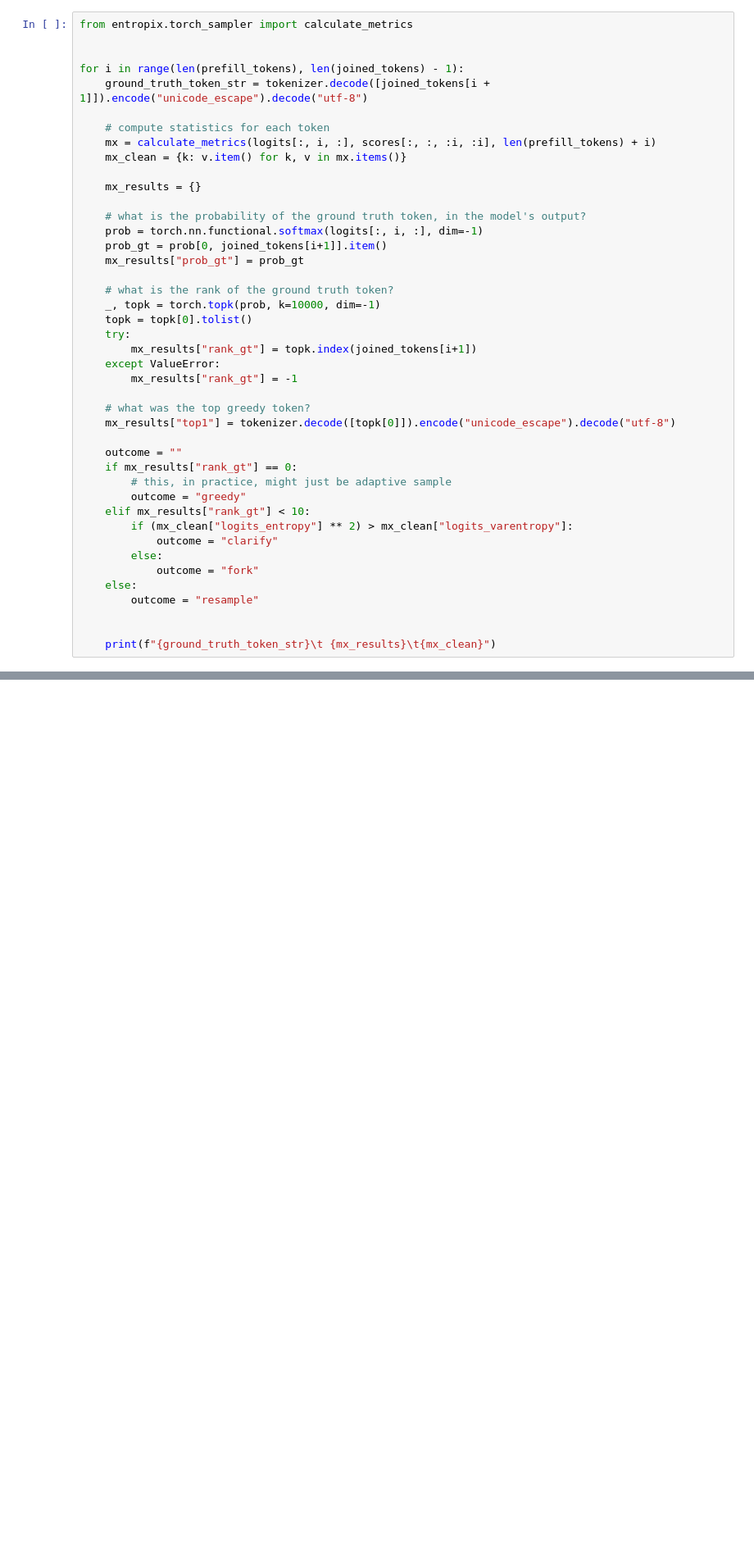
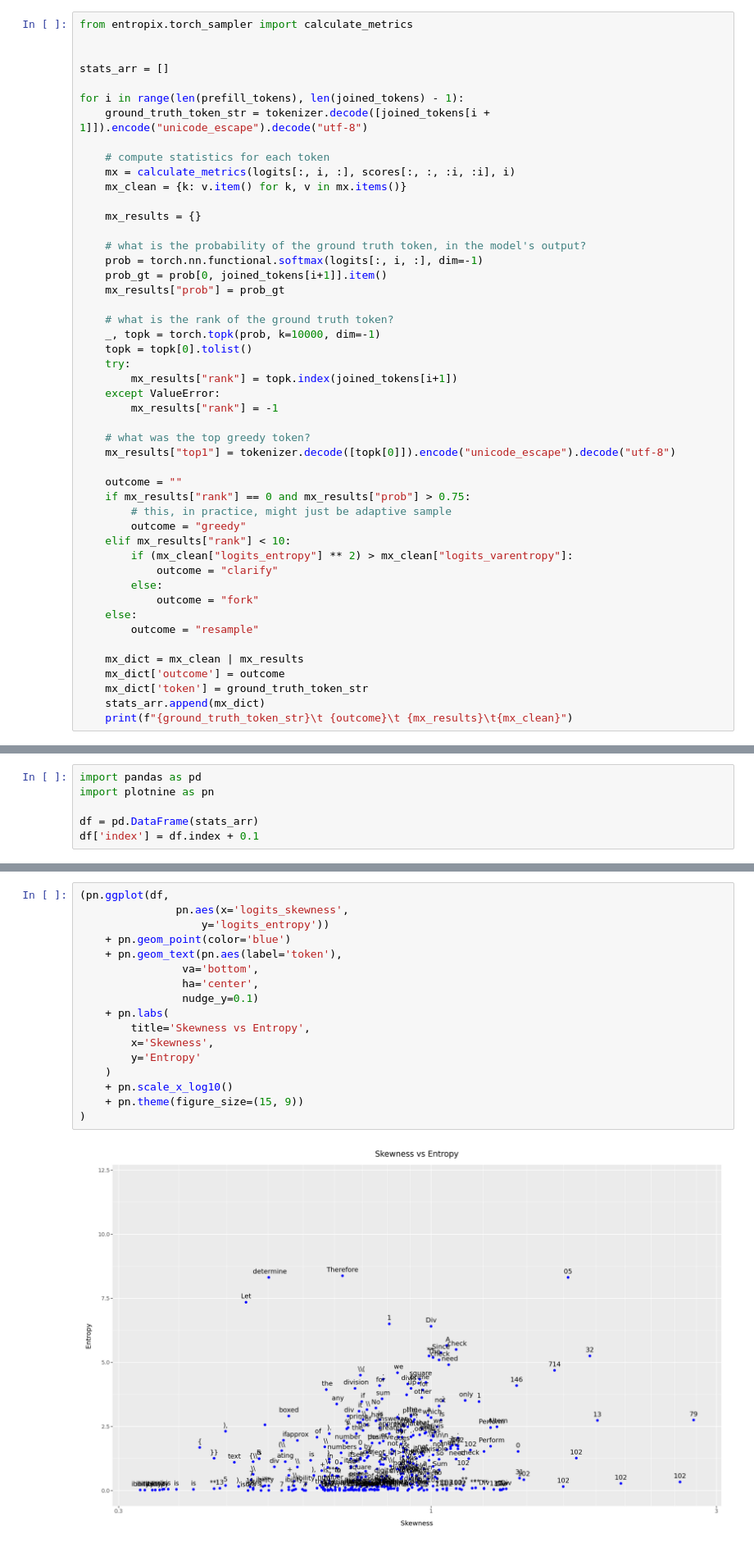
Before and after one commit to stillmatic/entropix, a Jupyter notebook: distillation.ipynb, the cells around one changed output, grey strips where cells are left out. Shown at 82% size. Cells and saved outputs as stored; diff of their text form; blank space fills up the shorter version.

Commit message:
feat: add skew/kurtosis, add pretty plots

```diff
--- a/distillation.ipynb
+++ b/distillation.ipynb
@@ -100,12 +101,14 @@ with torch.inference_mode():
 # %%
 from entropix.torch_sampler import calculate_metrics
 
+
+stats_arr = []
 
 for i in range(len(prefill_tokens), len(joined_tokens) - 1):
     ground_truth_token_str = tokenizer.decode([joined_tokens[i + 1]]).encode("unicode_escape").decode("utf-8")
 
     # compute statistics for each token
-    mx = calculate_metrics(logits[:, i, :], scores[:, :, :i, :i], len(prefill_tokens) + i)
+    mx = calculate_metrics(logits[:, i, :], scores[:, :, :i, :i], i)
     mx_clean = {k: v.item() for k, v in mx.items()}
 
     mx_results = {}
@@ -113,24 +116,24 @@ for i in range(len(prefill_tokens), len(joined_tokens) - 1):
     # what is the probability of the ground truth token, in the model's output?
     prob = torch.nn.functional.softmax(logits[:, i, :], dim=-1)
     prob_gt = prob[0, joined_tokens[i+1]].item()
-    mx_results["prob_gt"] = prob_gt
+    mx_results["prob"] = prob_gt
 
     # what is the rank of the ground truth token?
     _, topk = torch.topk(prob, k=10000, dim=-1)
     topk = topk[0].tolist()
     try:
-        mx_results["rank_gt"] = topk.index(joined_tokens[i+1])
+        mx_results["rank"] = topk.index(joined_tokens[i+1])
     except ValueError:
-        mx_results["rank_gt"] = -1
+        mx_results["rank"] = -1
 
     # what was the top greedy token?
     mx_results["top1"] = tokenizer.decode([topk[0]]).encode("unicode_escape").decode("utf-8")
 
     outcome = ""
-    if mx_results["rank_gt"] == 0:
+    if mx_results["rank"] == 0 and mx_results["prob"] > 0.75:
         # this, in practice, might just be adaptive sample
         outcome = "greedy"
-    elif mx_results["rank_gt"] < 10:
+    elif mx_results["rank"] < 10:
         if (mx_clean["logits_entropy"] ** 2) > mx_clean["logits_varentropy"]:
             outcome = "clarify"
         else:
@@ -138,6 +141,9 @@ for i in range(len(prefill_tokens), len(joined_tokens) - 1):
     else:
         outcome = "resample"
 
-
-    print(f"{ground_truth_token_str}\t {mx_results}\t{mx_clean}")
+    mx_dict = mx_clean | mx_results
+    mx_dict['outcome'] = outcome
+    mx_dict['token'] = ground_truth_token_str
+    stats_arr.append(mx_dict)
+    print(f"{ground_truth_token_str}\t {outcome}\t {mx_results}\t{mx_clean}")
 # %% [output]
@@ -160,0 +167,6 @@ To       {'prob_gt': 0.2294921875, 'rank_gt': 1, 'top1': 'No'}  {'logits_entropy
+# %%
+import pandas as pd
+import plotnine as pn
+
+df = pd.DataFrame(stats_arr)
+df['index'] = df.index + 0.1
@@ -160,0 +206,19 @@ To       {'prob_gt': 0.2294921875, 'rank_gt': 1, 'top1': 'No'}  {'logits_entropy
+# %%
+(pn.ggplot(df,
+               pn.aes(x='logits_skewness',
+                   y='logits_entropy'))
+    + pn.geom_point(color='blue')
+    + pn.geom_text(pn.aes(label='token'),
+                va='bottom',
+                ha='center',
+                nudge_y=0.1)
+    + pn.labs(
+        title='Skewness vs Entropy',
+        x='Skewness',
+        y='Entropy'
+    )
+    + pn.scale_x_log10()
+    + pn.theme(figure_size=(15, 9))
+)
+# %% [output]
+[figure, added]
```
Also changed, not shown: parts of 8 cells of this notebook, 1 other file.
